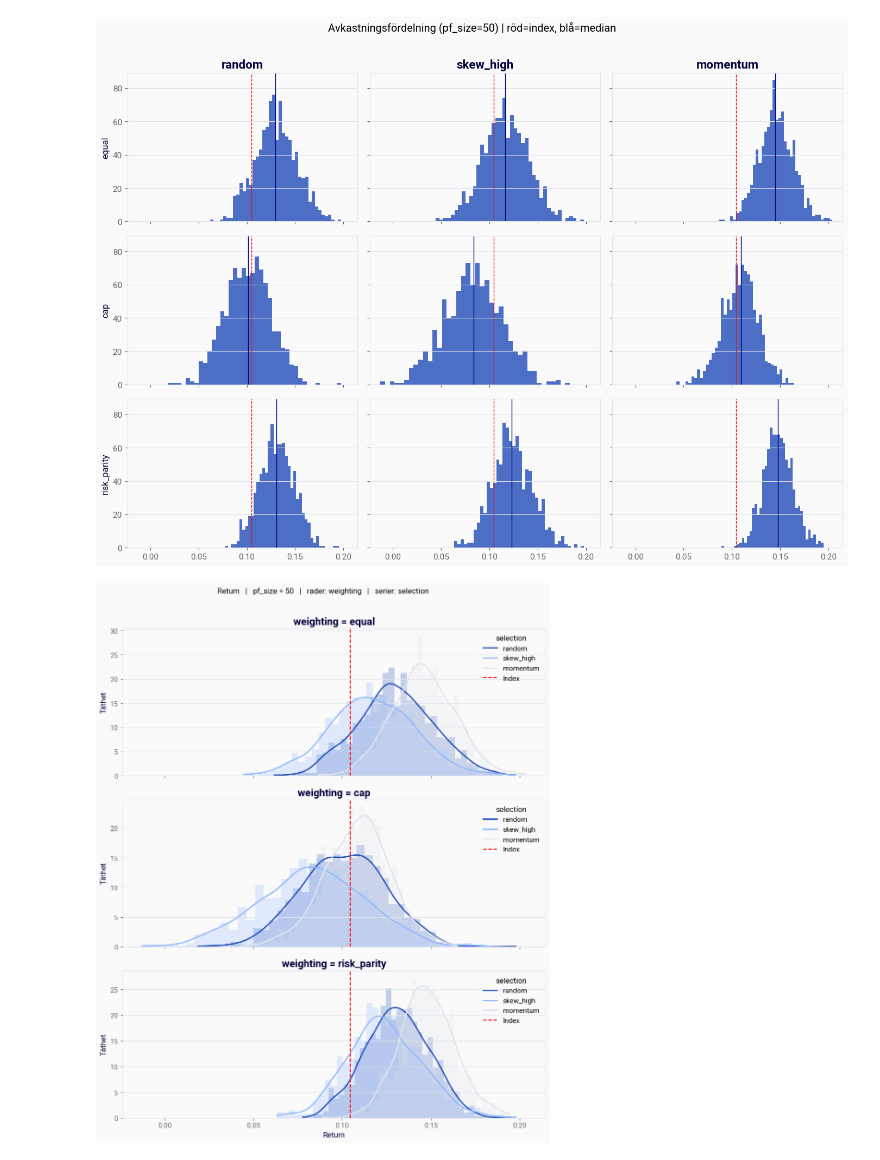
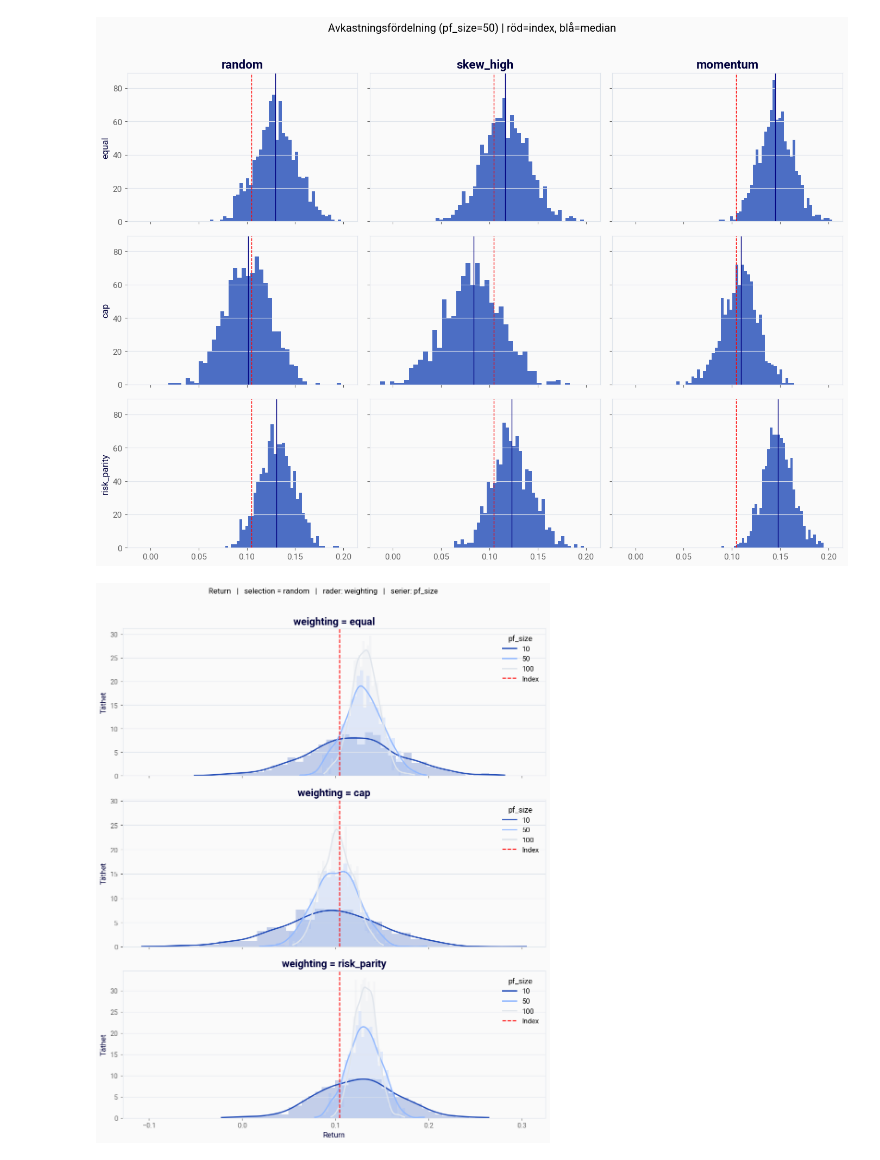
Before and after one commit to jozicleo/Examensarbete-VT26, a Jupyter notebook: MC_Simulering_v2.ipynb, the cells around one changed output. Saved outputs shown, nothing was run; the diff lists cells and outputs as text; code cells hidden in the pictures.

```diff
--- a/MC_Simulering_v2.ipynb
+++ b/MC_Simulering_v2.ipynb
@@ -476,9 +476,9 @@ from scipy.stats import gaussian_kde
 
 # ── Inställningar ────────────────────────────────────────────────────────
 kf        = 'Return'                      # KFS-mått att plotta
-fixed_dim = ('pf_size', 50)              # (dimension, värde) som hålls fast
+fixed_dim = ('selection', 'random')       # (dimension, värde) som hålls fast
 row_dim   = 'weighting'                   # en rad per värde i denna dimension
-chart_dim = 'selection'                     # en serie per värde (olika färger)
+chart_dim = 'pf_size'                     # en serie per värde (olika färger)
 
 # ── Dimensionsvärden ─────────────────────────────────────────────────────
 _dim_values = {
@@ -523,31 +523,31 @@ if len(row_values) == 1:
 
 for ax, row_val in zip(axes, row_values):
     for ci, chart_val in enumerate(chart_values):
         vals = _get_vals(row_val, chart_val)
         if len(vals) < 2:
             continue
 
         color = colors[ci % len(colors)]
         label = str(chart_val)
 
         ax.hist(vals, bins=40, alpha=0.25, color=color, density=True)
         kde = gaussian_kde(vals)
         x   = np.linspace(vals.min(), vals.max(), 300)
         ax.plot(x, kde(x), color=color, linewidth=2, label=label)
 
     ax.axvline(bench_kfs[kf], color='red', linestyle='--',
                linewidth=1.5, label='Index')
     ax.set_title(f'{row_dim} = {row_val}', fontweight='bold')
     ax.set_ylabel('Täthet')
     ax.legend(title=chart_dim, framealpha=0.7)
 
 axes[-1].set_xlabel(kf)
 fig.suptitle(
     f'{kf}   |   {fixed_level} = {fixed_val}   |   '
     f'rader: {row_dim}   |   serier: {chart_dim}',
     fontsize=12, y=1.01
 )
 plt.tight_layout()
 plt.show()
 # %% [output]
-[figure, old version]
+[figure, new version]
```
Also changed, not shown: 1 other file.
